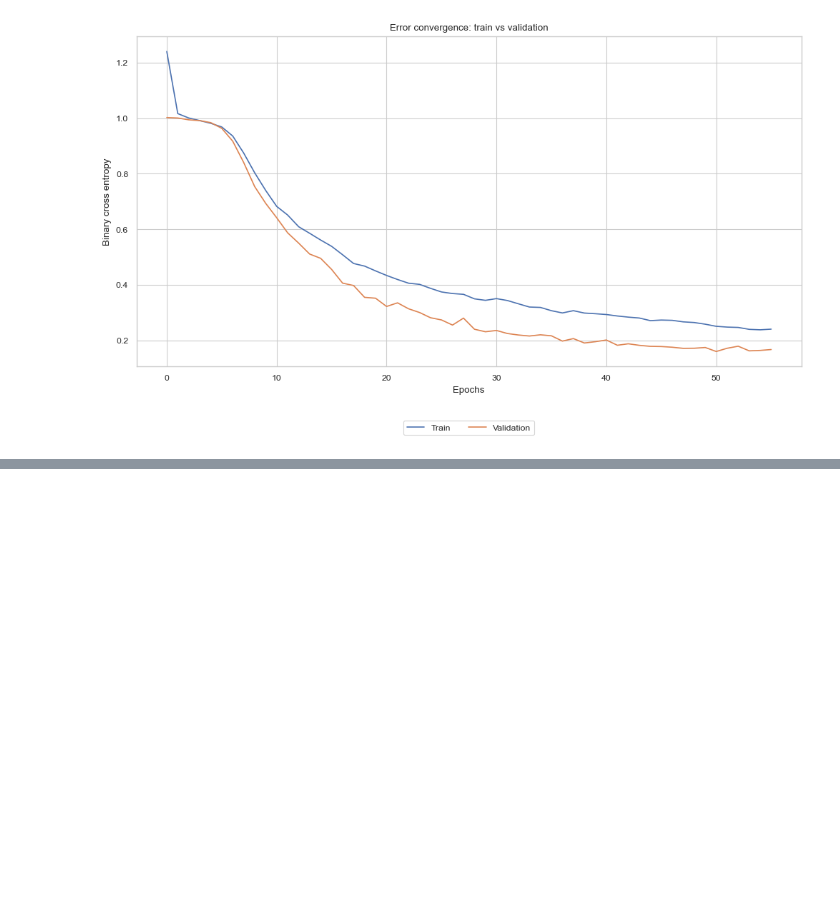
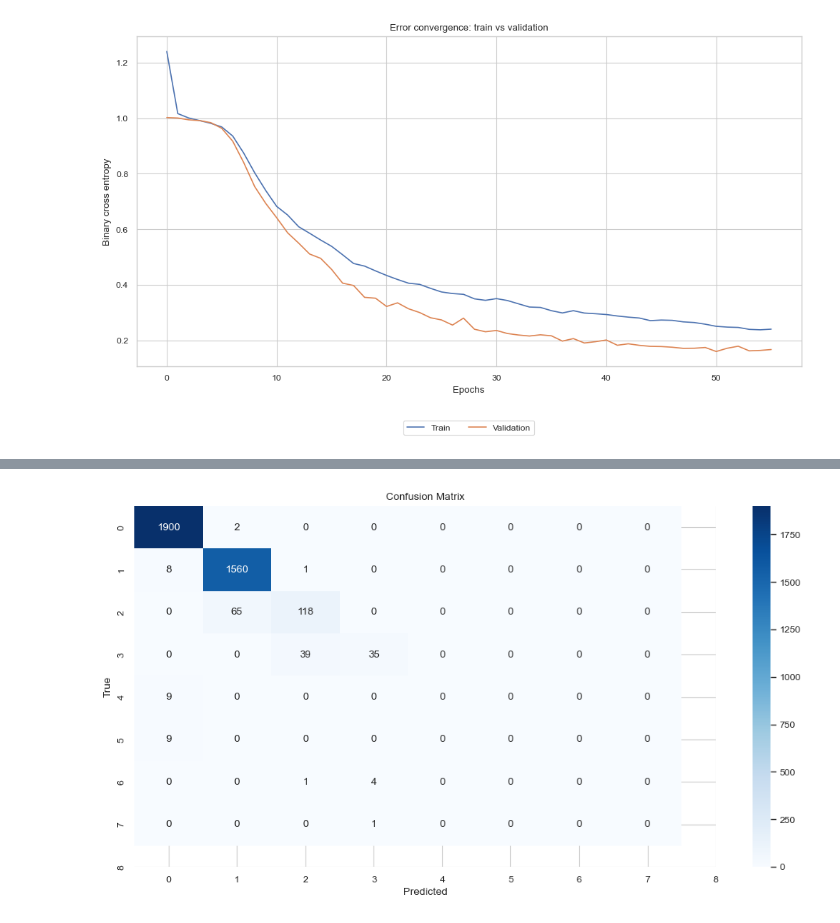
Before and after one commit to eulergomees/dnn_poker_hand, a Jupyter notebook: dnn_poker_hand.ipynb, the cells around one changed output, grey strips where cells are left out. Drawn from its saved outputs; the diff is of its cells as text; code cells hidden in the pictures; blank space fills up the shorter version.

Commit message:
feat: confusion matrix and model evaluate

```diff
--- a/dnn_poker_hand.ipynb
+++ b/dnn_poker_hand.ipynb
@@ -350,0 +361,5 @@ plt.show()
+# %%
+y_hat = dnn_poker_hand.predict(x_test)
+y_hat_classes = np.argmax(y_hat, axis=1)
+y_true = np.argmax(y_test, axis=1)
+y_hat_classes
@@ -350,0 +369,17 @@ plt.show()
+# %%
+cm = confusion_matrix(y_true, y_hat_classes)
+
+sns.heatmap(
+    cm,
+    annot=True,
+    fmt="d",
+    cmap='Blues',
+    xticklabels=[str(i) for i in range(9)],
+    yticklabels=[str(i) for i in range(9)]
+)
+plt.xlabel('Predicted')
+plt.ylabel('True')
+plt.title('Confusion Matrix')
+plt.show()
+# %% [output]
+[figure, added]
```
Also changed, not shown: parts of 4 cells of this notebook.
